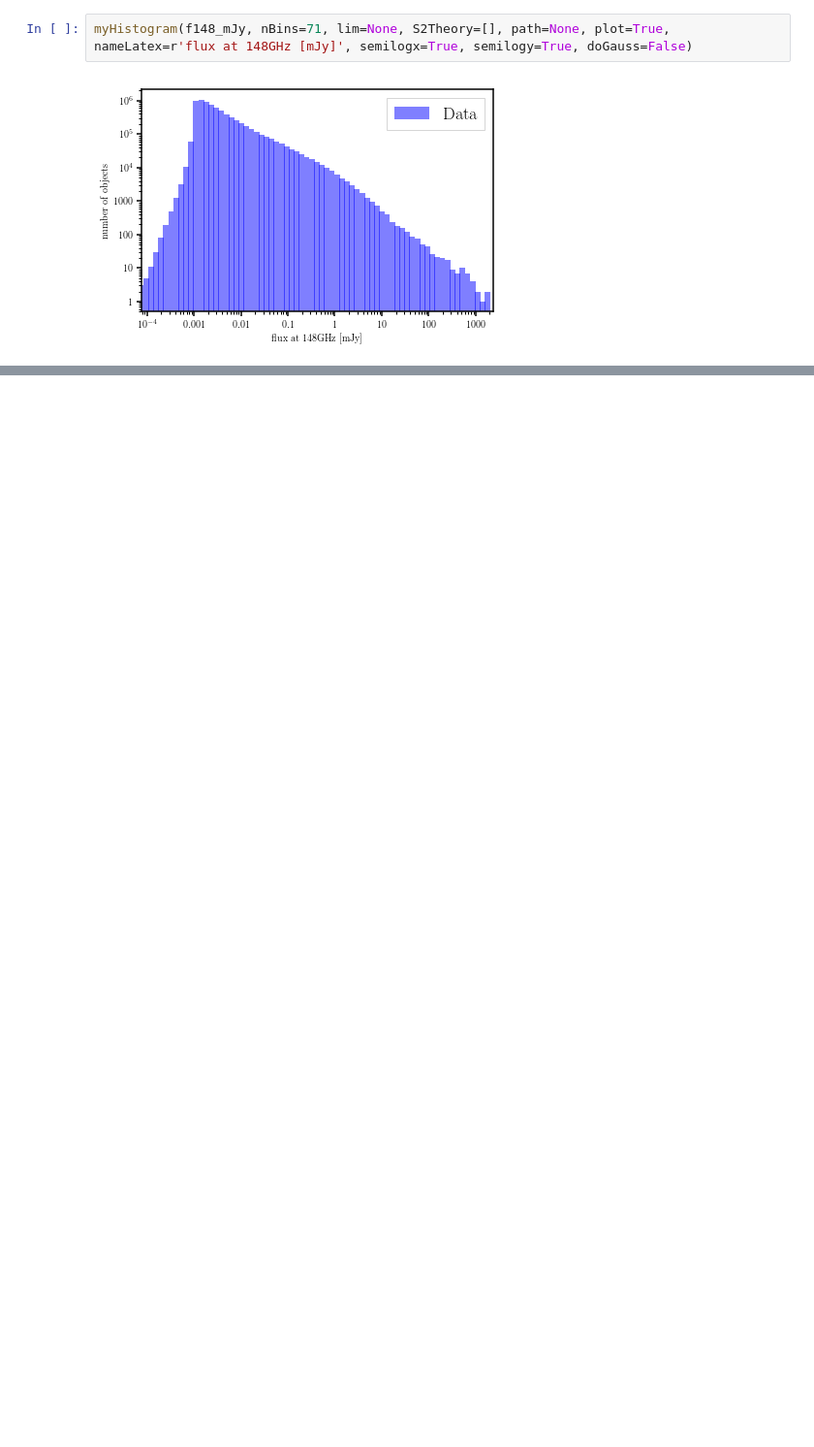
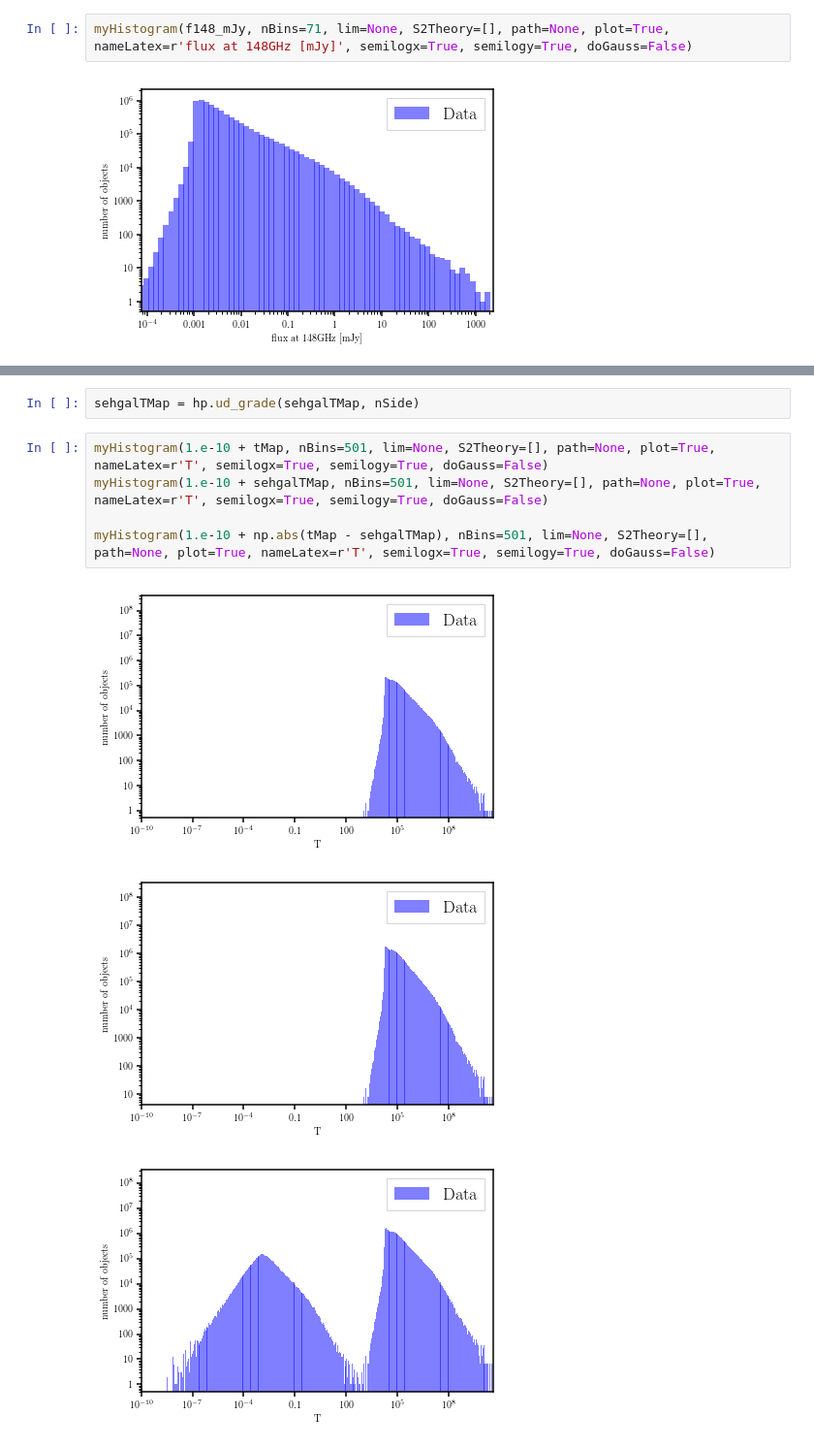
Before and after one commit to EmmanuelSchaan/SehgalRadioPolarizedSources, a Jupyter notebook: generate_TQU_radio.ipynb, the cells around one changed output, grey strips where cells are left out. Shown at 97% size. Saved outputs shown, nothing was run; the diff lists cells and outputs as text; blank space fills up the shorter version.

```diff
--- a/generate_TQU_radio.ipynb
+++ b/generate_TQU_radio.ipynb
@@ -348,0 +168,11 @@ baseMap.powerSpectrum(cutTMapFourier, theory=[cmb.fradioPoisson], plot=True)
+# %%
+sehgalTMap = hp.ud_grade(sehgalTMap, nSide)
+# %%
+myHistogram(1.e-10 + tMap, nBins=501, lim=None, S2Theory=[], path=None, plot=True, nameLatex=r'T', semilogx=True, semilogy=True, doGauss=False)
+myHistogram(1.e-10 + sehgalTMap, nBins=501, lim=None, S2Theory=[], path=None, plot=True, nameLatex=r'T', semilogx=True, semilogy=True, doGauss=False)
+
+myHistogram(1.e-10 + np.abs(tMap - sehgalTMap), nBins=501, lim=None, S2Theory=[], path=None, plot=True, nameLatex=r'T', semilogx=True, semilogy=True, doGauss=False)
+# %% [output]
+[figure, added]
+[figure, added]
+[figure, added]
```
Also changed, not shown: parts of 87 cells of this notebook, 1 other file.
